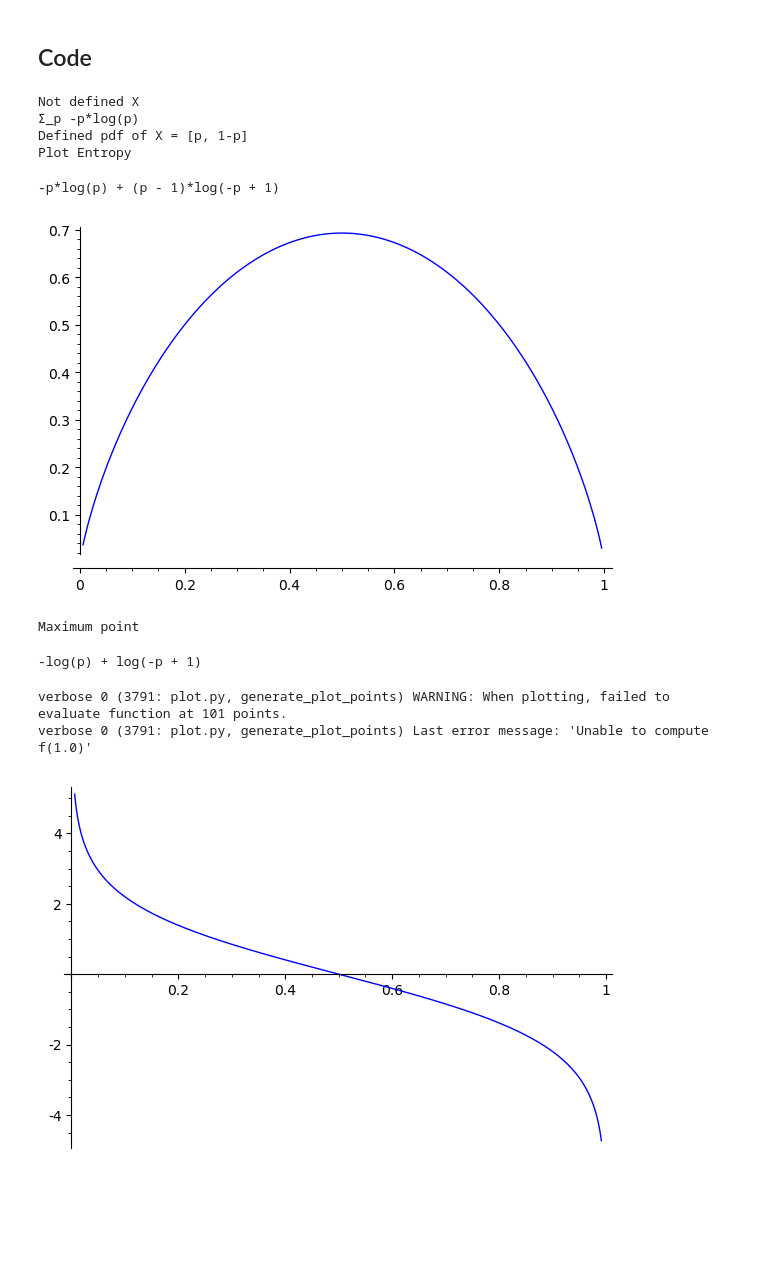
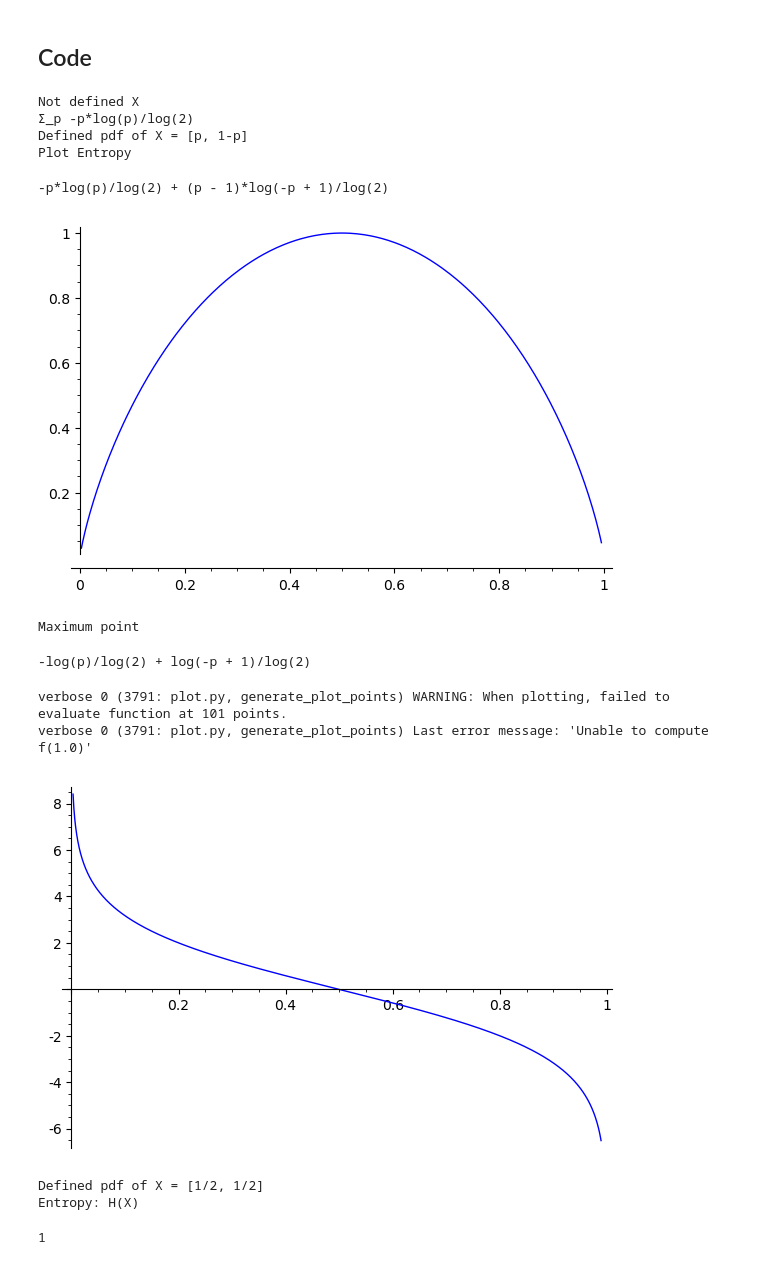
Before and after one commit to jskDr/jamespy_py3, a Jupyter notebook: wireless/infotheory_note/Sage_info-theory.ipynb, the cells around one changed output. Drawn from its saved outputs; the diff is of its cells as text; code cells hidden in the pictures; blank space fills up the shorter version.

Commit message:
Rational(1/2)

```diff
--- a/wireless/infotheory_note/Sage_info-theory.ipynb
+++ b/wireless/infotheory_note/Sage_info-theory.ipynb
@@ -57,43 +61,57 @@ def H(X):
     """
     Caculate entropy of descrete random variable X
     """
+    f = -X.p*log(X.p,2) # use log2 for bits
     if X.P is None:
-        return SUM(-X.p*log(X.p), X.p, X.P)
+        return SUM(f, X.p, X.P)
     else:
-        return SUM(-X.p*log(X.p), X.p, X.P).calc()
+        return SUM(f, X.p, X.P).calc().simplify()
 
 def test_010():
     print('Not defined X')
     X = DRV()
     print(H(X))
 
 def test_020():
     print('Defined pdf of X = [p, 1-p]')
     p = var('p')
     X = DRV([p, 1-p])
     Hx = H(X)
 
     print('Plot Entropy')
     pretty_print(Hx)
     p = plot(Hx,p,0,1)
     show(p)
 
     print('Maximum point')
     pretty_print(diff(Hx))
     p = plot(diff(Hx,p,0,1))
     show(p)
 
+def test_030():
+    print('Defined pdf of X = [1/2, 1/2]')
+    X = DRV([Rational('1/2'), Rational('1/2')]) # for Python compatibility
+    Hx = H(X)
+
+    print('Entropy: H(X)')
+    pretty_print(Hx)
+
+
 test_010()
 test_020()
+test_030()
 # %% [output]
 Not defined X
-Σ_p -p*log(p)
+Σ_p -p*log(p)/log(2)
 Defined pdf of X = [p, 1-p]
 Plot Entropy
--p*log(p) + (p - 1)*log(-p + 1)
+-p*log(p)/log(2) + (p - 1)*log(-p + 1)/log(2)
-[figure, old version]
+[figure, new version]
 Maximum point
--log(p) + log(-p + 1)
+-log(p)/log(2) + log(-p + 1)/log(2)
 verbose 0 (3791: plot.py, generate_plot_points) WARNING: When plotting, failed to evaluate function at 101 points.
 verbose 0 (3791: plot.py, generate_plot_points) Last error message: 'Unable to compute f(1.0)'
-[figure, old version]
+[figure, new version]
+Defined pdf of X = [1/2, 1/2]
+Entropy: H(X)
+1
```
Also changed, not shown: parts of 1 cell of this notebook, 1 other file.
